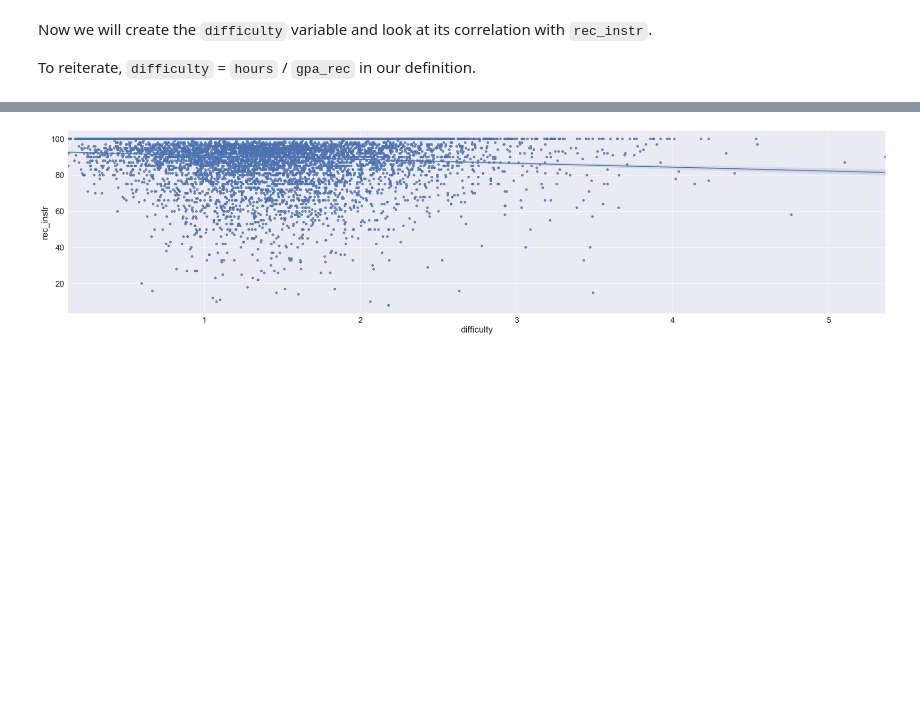
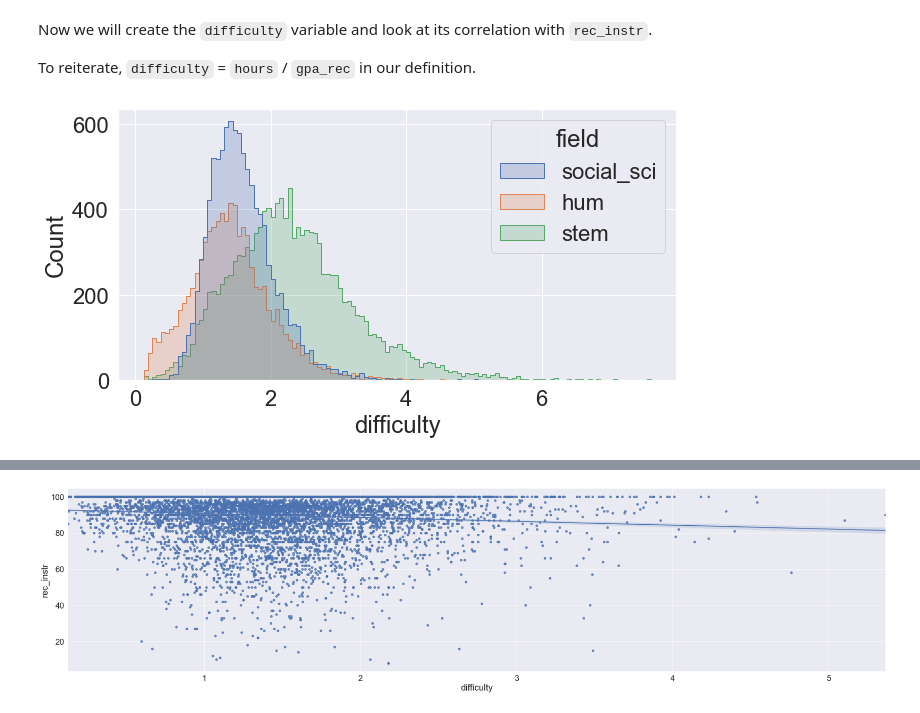
Before and after one commit to p-ghag/DataScience, a Jupyter notebook: FinalProject_group046.ipynb, the cells around one changed output, grey strips where cells are left out. Saved outputs shown, nothing was run; the diff lists cells and outputs as text; code cells hidden in the pictures; blank space fills up the shorter version.

```diff
--- a/FinalProject_group046.ipynb
+++ b/FinalProject_group046.ipynb
@@ -641,6 +641,13 @@ Now we will create the `difficulty` variable and look at its correlation with `r
 
 To reiterate, `difficulty` = `hours` / `gpa_rec` in our definition.
 # %%
+# Make difficulty
+cape["difficulty"] = cape["hours"] / cape["gpa_rec"]
 cape_stem['difficulty'] =  cape_stem['hours'] / cape_stem['gpa_rec']
 cape_social_sci['difficulty'] =  cape_social_sci['hours'] / cape_social_sci['gpa_rec']
 cape_hum['difficulty'] =  cape_hum['hours'] / cape_hum['gpa_rec']
+# %%
+# check its distribution
+plot_difficulty = sns.histplot(cape, x="difficulty", hue="field", element="step")
+# %% [output]
+[figure, added]
```
Also changed, not shown: parts of 9 cells of this notebook.
